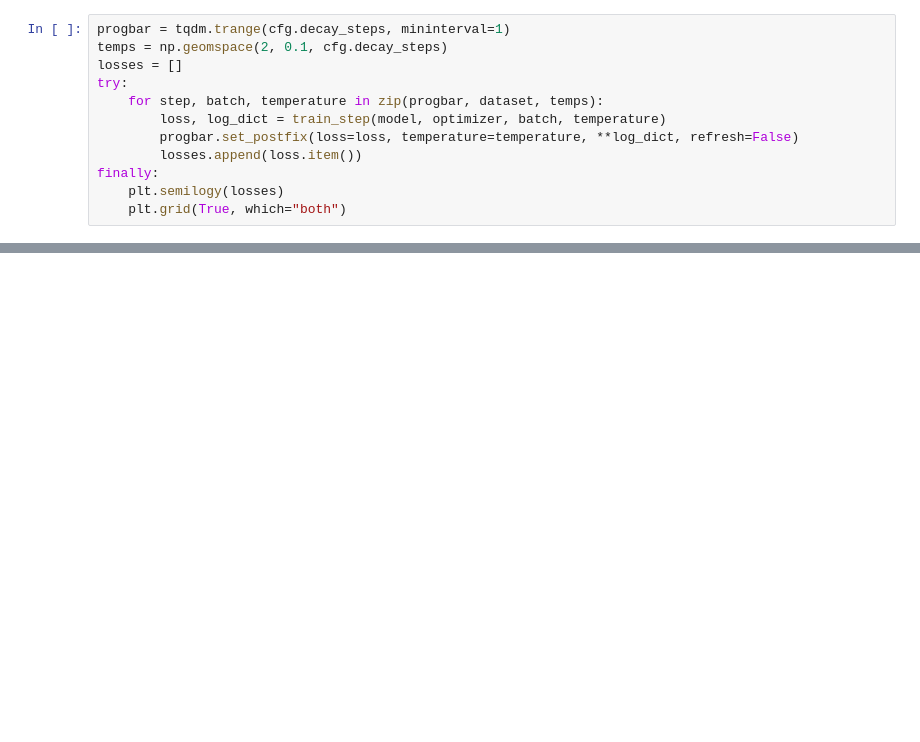
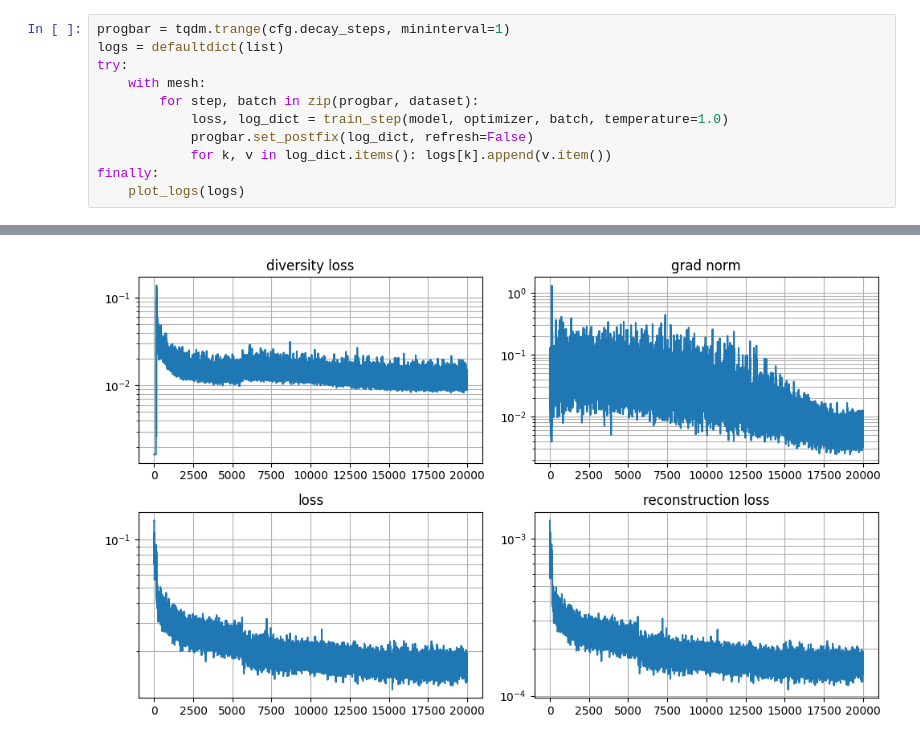
Before and after one commit to jkyl/vq-vae, a Jupyter notebook: vqvae.ipynb, the cells around one changed output, grey strips where cells are left out. Drawn from its saved outputs; the diff is of its cells as text; blank space fills up the shorter version.

Commit message:
trained model with roundtrip recordings

```diff
--- a/vqvae.ipynb
+++ b/vqvae.ipynb
@@ -275,12 +379,12 @@ model, optimizer, dataset = initialize(cfg)
 # %%
 progbar = tqdm.trange(cfg.decay_steps, mininterval=1)
-temps = np.geomspace(2, 0.1, cfg.decay_steps)
-losses = []
+logs = defaultdict(list)
 try:
-    for step, batch, temperature in zip(progbar, dataset, temps):
-        loss, log_dict = train_step(model, optimizer, batch, temperature)
-        progbar.set_postfix(loss=loss, temperature=temperature, **log_dict, refresh=False)
-        losses.append(loss.item())
+    with mesh:
+        for step, batch in zip(progbar, dataset):
+            loss, log_dict = train_step(model, optimizer, batch, temperature=1.0)
+            progbar.set_postfix(log_dict, refresh=False)
+            for k, v in log_dict.items(): logs[k].append(v.item())
 finally:
-    plt.semilogy(losses)
-    plt.grid(True, which="both")
+    plot_logs(logs)
+# %% [output]
@@ -287,2 +401,3 @@ finally:
+[figure, added]
 # %%
 print("original:")
```
Also changed, not shown: parts of 4 cells of this notebook.
